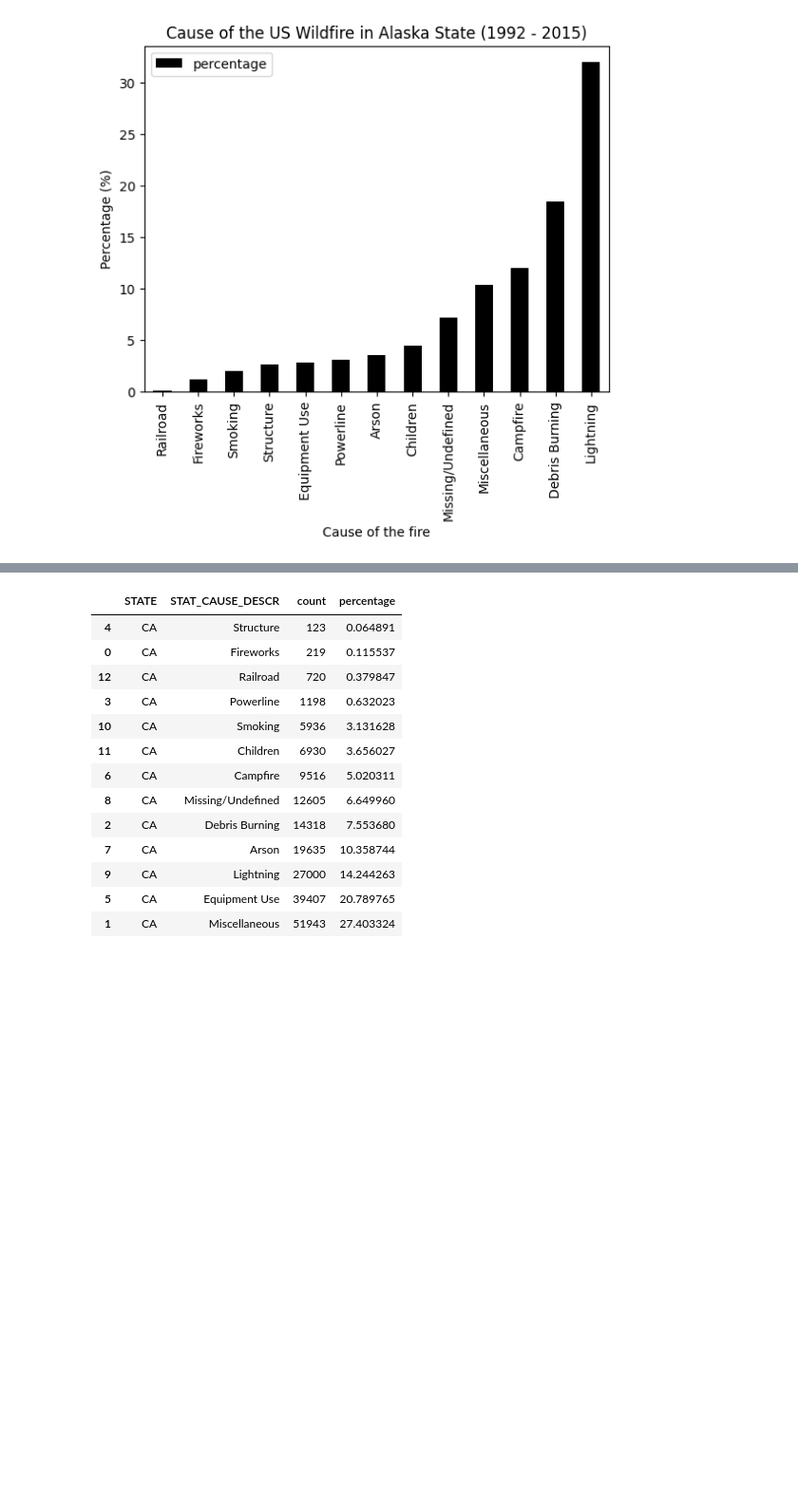
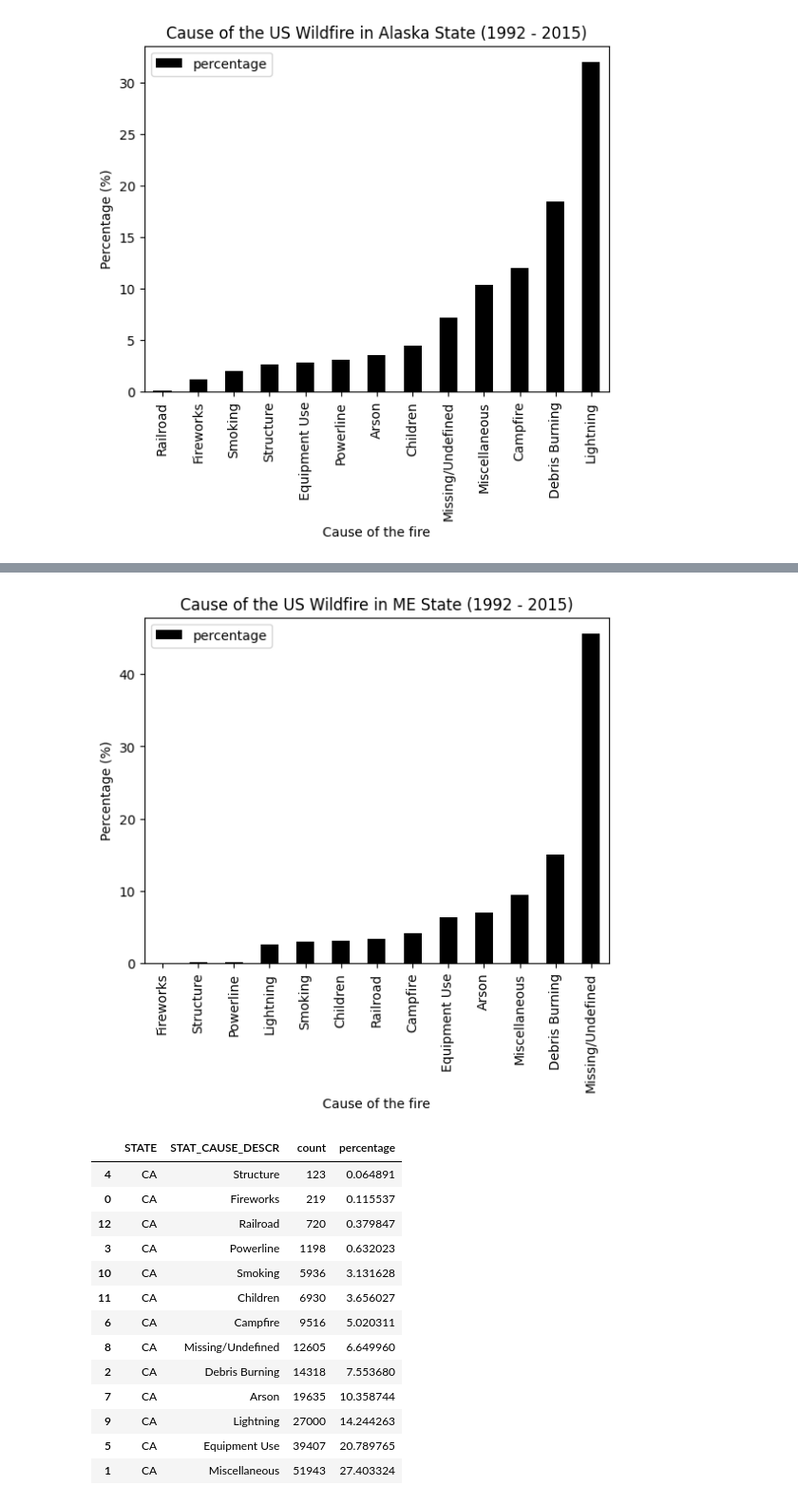
Before and after one commit to DanialArab/Geospatial_Data_Science, a Jupyter notebook: My GIS Projects/EDA on 1.88 Million US Wildfires.ipynb, the cells around one changed output, grey strips where cells are left out. Shown at 95% size. Drawn from its saved outputs; the diff is of its cells as text; code cells hidden in the pictures; blank space fills up the shorter version.

Commit message:
Plots of cause of fire for ME and WA states revised/added

```diff
--- a/My GIS Projects/EDA on 1.88 Million US Wildfires.ipynb
+++ b/My GIS Projects/EDA on 1.88 Million US Wildfires.ipynb
@@ -594,3 +590,7 @@ plotter(df_spark, state = 'HI', color = 'black')
+# %%
+plotter(df_spark, state = 'ME', color = 'black')
+# %% [output]
+[figure, added]
 # %%
 ca_ordered = ca.toPandas().sort_values(by='count')
 ca_ordered
```
Also changed, not shown: parts of 7 cells of this notebook, 2 other files.
